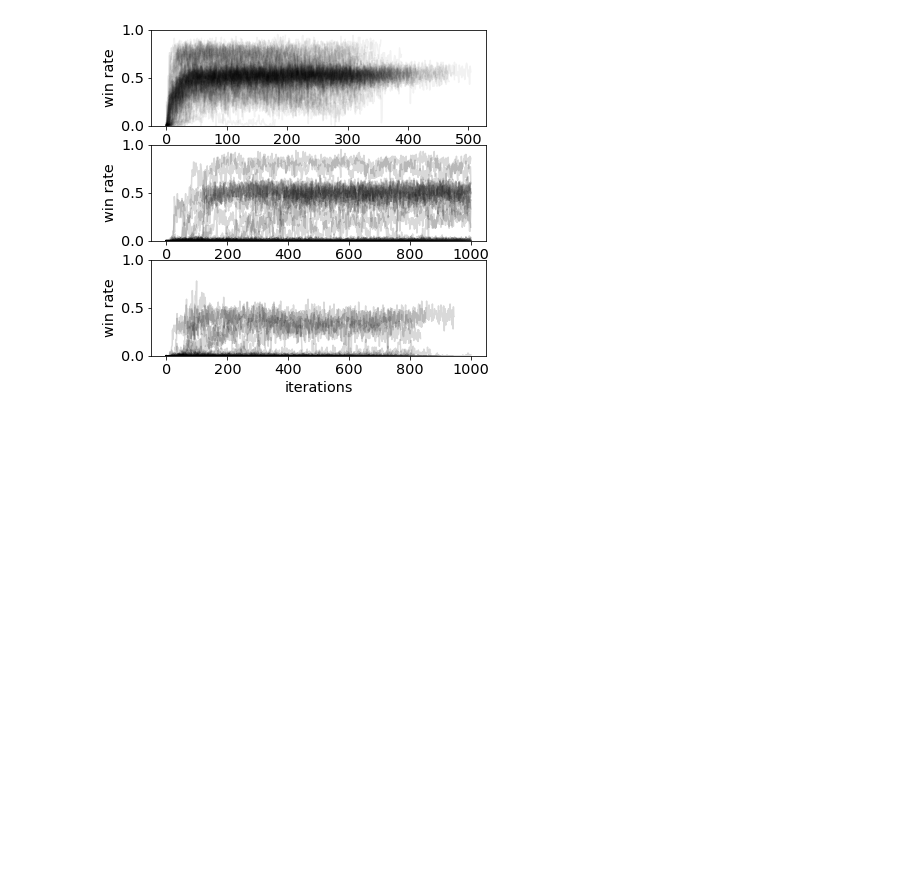
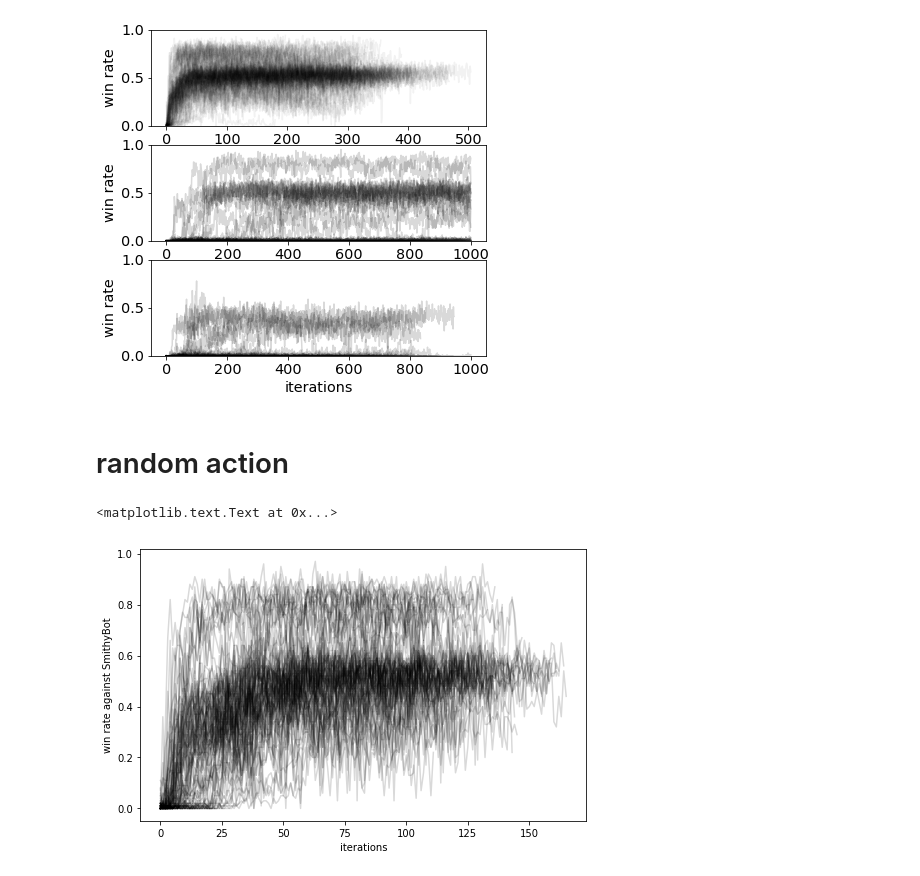
Before and after one commit to hungiyang/dominiate, a Jupyter notebook: dominiate/evaluate_training_progress.ipynb, the cells around one changed output. Cells and saved outputs as stored; diff of their text form; code cells hidden in the pictures; blank space fills up the shorter version.

```diff
--- a/dominiate/evaluate_training_progress.ipynb
+++ b/dominiate/evaluate_training_progress.ipynb
@@ -347,3 +347,16 @@ plt.ylim([0,1])
 plt.savefig('plots/algorithm_comparison.png')
 # %% [output]
 [figure]
+# %% [markdown]
+# random action
+# %%
+hyper, data = read_meta_data('sarsa_random_action')
+# %%
+plt.figure(figsize=(8,5))
+for i in range(len(data)):
+    plt.plot(data[i]/100, alpha=0.15, c='k')
+plt.xlabel('iterations')
+plt.ylabel('win rate against SmithyBot')
+# %% [output]
+<matplotlib.text.Text at 0x...>
+[figure, added]
```
Also changed, not shown: parts of 9 cells of this notebook, 2 other files.
